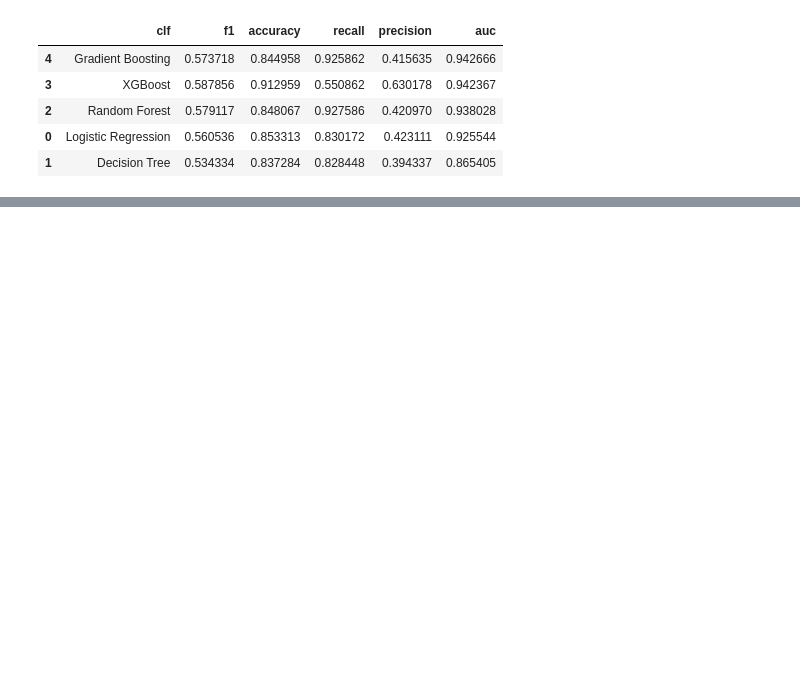
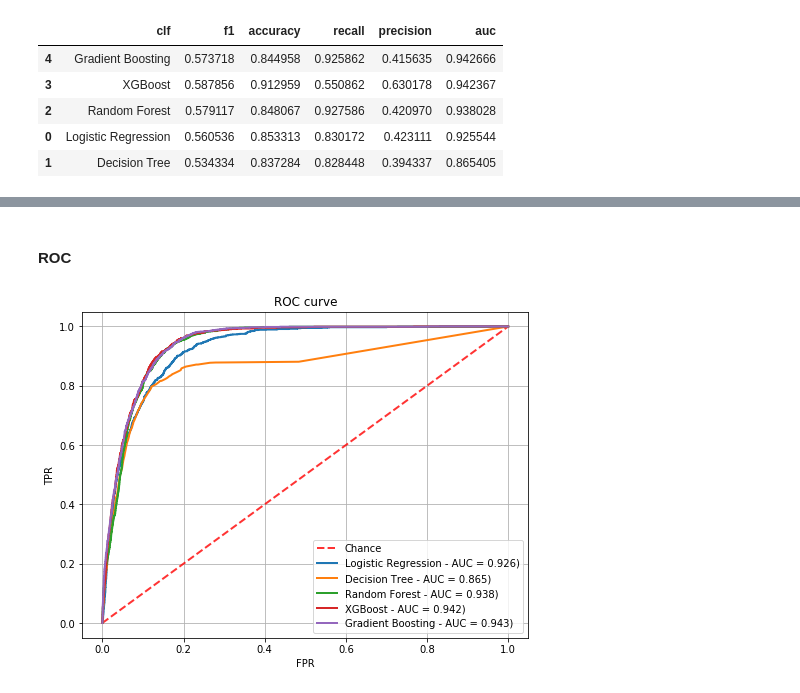
Before and after one commit to sanayei/marketing, a Jupyter notebook: bank-marketing.ipynb, the cells around one changed output, grey strips where cells are left out. Cells and saved outputs as stored; diff of their text form; code cells hidden in the pictures; blank space fills up the shorter version.

```diff
--- a/bank-marketing.ipynb
+++ b/bank-marketing.ipynb
@@ -876,0 +824,20 @@ from sklearn.model_selection import cross_val_score
+# %% [markdown]
+#### ROC
+# %%
+plt.figure(figsize=(8,6))
+plt.plot([0, 1], [0, 1], linestyle='--', lw=2, color='r', label='Chance', alpha=.8)
+for name, model in models.items():
+    roc = model_eval_test.roc(model)
+    fpr = roc['fpr']
+    tpr = roc['tpr']
+    auc = roc['auc']
+    plt.plot(fpr, tpr, lw=2, alpha=1, label='%s - AUC = %0.3f)' % (name, auc))
+
+plt.xlabel('FPR')
+plt.ylabel('TPR')
+plt.title('ROC curve')
+plt.legend(loc="lower right")
+plt.grid(True)
+plt.show()
+# %% [output]
+[figure, added]
```
Also changed, not shown: parts of 16 cells of this notebook.
